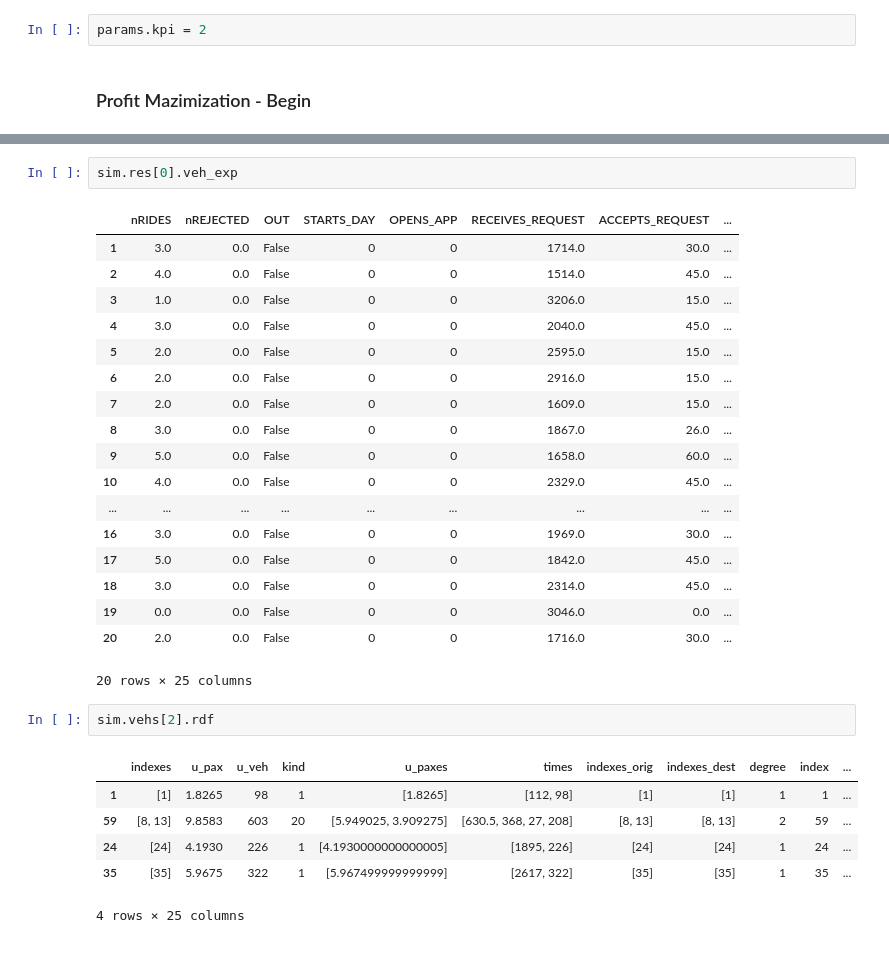
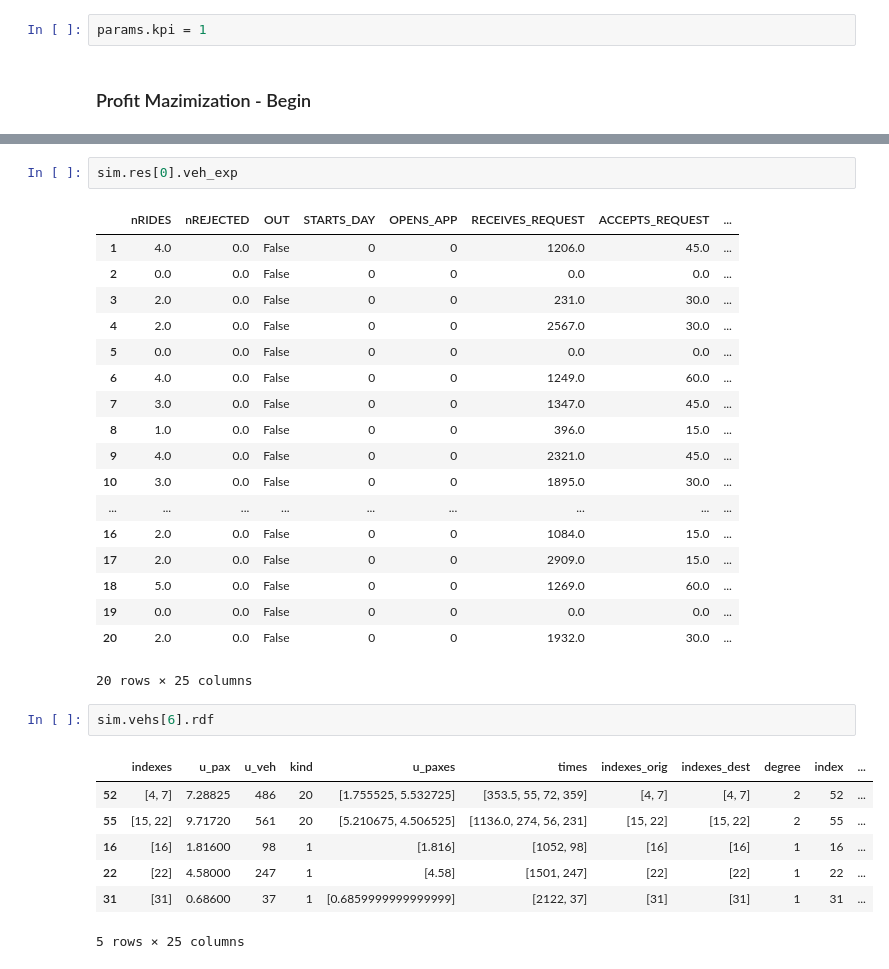
Before and after one commit to Jagiellonian-University/MaaSSim, a Jupyter notebook: docs/tutorials/Delft_Sim (7).ipynb, the cells around one changed output, grey strips where cells are left out. Drawn from its saved outputs; the diff is of its cells as text.

```diff
--- a/docs/tutorials/Delft_Sim (7).ipynb
+++ b/docs/tutorials/Delft_Sim (7).ipynb
@@ -77,7 +77,7 @@ params.shareability.without_matching = True
 # params.kpi = 2 (Solo Rides)
 # params.kpi = 3 (Pooled Rides)
 # %%
-params.kpi = 2
+params.kpi = 1
 # %% [markdown]
 ### Profit Mazimization - Begin
 # %%
@@ -140,30 +140,31 @@ reduced by matching to:               13,371
 sim.res[0].veh_exp
 # %% [output]
 |  | nRIDES | nREJECTED | OUT | STARTS_DAY | OPENS_APP | RECEIVES_REQUEST | ACCEPTS_REQUEST | ... |
-| 1 | 3.0 | 0.0 | False | 0 | 0 | 1714.0 | 30.0 | ... |
-| 2 | 4.0 | 0.0 | False | 0 | 0 | 1514.0 | 45.0 | ... |
-| 3 | 1.0 | 0.0 | False | 0 | 0 | 3206.0 | 15.0 | ... |
-| 4 | 3.0 | 0.0 | False | 0 | 0 | 2040.0 | 45.0 | ... |
-| 5 | 2.0 | 0.0 | False | 0 | 0 | 2595.0 | 15.0 | ... |
-| 6 | 2.0 | 0.0 | False | 0 | 0 | 2916.0 | 15.0 | ... |
-| 7 | 2.0 | 0.0 | False | 0 | 0 | 1609.0 | 15.0 | ... |
-| 8 | 3.0 | 0.0 | False | 0 | 0 | 1867.0 | 26.0 | ... |
-| 9 | 5.0 | 0.0 | False | 0 | 0 | 1658.0 | 60.0 | ... |
-| 10 | 4.0 | 0.0 | False | 0 | 0 | 2329.0 | 45.0 | ... |
+| 1 | 4.0 | 0.0 | False | 0 | 0 | 1206.0 | 45.0 | ... |
+| 2 | 0.0 | 0.0 | False | 0 | 0 | 0.0 | 0.0 | ... |
+| 3 | 2.0 | 0.0 | False | 0 | 0 | 231.0 | 30.0 | ... |
+| 4 | 2.0 | 0.0 | False | 0 | 0 | 2567.0 | 30.0 | ... |
+| 5 | 0.0 | 0.0 | False | 0 | 0 | 0.0 | 0.0 | ... |
+| 6 | 4.0 | 0.0 | False | 0 | 0 | 1249.0 | 60.0 | ... |
+| 7 | 3.0 | 0.0 | False | 0 | 0 | 1347.0 | 45.0 | ... |
+| 8 | 1.0 | 0.0 | False | 0 | 0 | 396.0 | 15.0 | ... |
+| 9 | 4.0 | 0.0 | False | 0 | 0 | 2321.0 | 45.0 | ... |
+| 10 | 3.0 | 0.0 | False | 0 | 0 | 1895.0 | 30.0 | ... |
 | ... | ... | ... | ... | ... | ... | ... | ... | ... |
-| 16 | 3.0 | 0.0 | False | 0 | 0 | 1969.0 | 30.0 | ... |
-| 17 | 5.0 | 0.0 | False | 0 | 0 | 1842.0 | 45.0 | ... |
-| 18 | 3.0 | 0.0 | False | 0 | 0 | 2314.0 | 45.0 | ... |
-| 19 | 0.0 | 0.0 | False | 0 | 0 | 3046.0 | 0.0 | ... |
-| 20 | 2.0 | 0.0 | False | 0 | 0 | 1716.0 | 30.0 | ... |
+| 16 | 2.0 | 0.0 | False | 0 | 0 | 1084.0 | 15.0 | ... |
+| 17 | 2.0 | 0.0 | False | 0 | 0 | 2909.0 | 15.0 | ... |
+| 18 | 5.0 | 0.0 | False | 0 | 0 | 1269.0 | 60.0 | ... |
+| 19 | 0.0 | 0.0 | False | 0 | 0 | 0.0 | 0.0 | ... |
+| 20 | 2.0 | 0.0 | False | 0 | 0 | 1932.0 | 30.0 | ... |
 20 rows × 25 columns
 # %%
-sim.vehs[2].rdf
+sim.vehs[6].rdf
 # %% [output]
 |  | indexes | u_pax | u_veh | kind | u_paxes | times | indexes_orig | indexes_dest | degree | index | ... |
-| 1 | [1] | 1.8265 | 98 | 1 | [1.8265] | [112, 98] | [1] | [1] | 1 | 1 | ... |
-| 59 | [8, 13] | 9.8583 | 603 | 20 | [5.949025, 3.909275] | [630.5, 368, 27, 208] | [8, 13] | [8, 13] | 2 | 59 | ... |
-| 24 | [24] | 4.1930 | 226 | 1 | [4.1930000000000005] | [1895, 226] | [24] | [24] | 1 | 24 | ... |
-| 35 | [35] | 5.9675 | 322 | 1 | [5.967499999999999] | [2617, 322] | [35] | [35] | 1 | 35 | ... |
+| 52 | [4, 7] | 7.28825 | 486 | 20 | [1.755525, 5.532725] | [353.5, 55, 72, 359] | [4, 7] | [4, 7] | 2 | 52 | ... |
+| 55 | [15, 22] | 9.71720 | 561 | 20 | [5.210675, 4.506525] | [1136.0, 274, 56, 231] | [15, 22] | [15, 22] | 2 | 55 | ... |
+| 16 | [16] | 1.81600 | 98 | 1 | [1.816] | [1052, 98] | [16] | [16] | 1 | 16 | ... |
+| 22 | [22] | 4.58000 | 247 | 1 | [4.58] | [1501, 247] | [22] | [22] | 1 | 22 | ... |
+| 31 | [31] | 0.68600 | 37 | 1 | [0.6859999999999999] | [2122, 37] | [31] | [31] | 1 | 31 | ... |
-4 rows × 25 columns
+5 rows × 25 columns
 # %%
```
Also changed, not shown: parts of 6 cells of this notebook, 8 other files.
